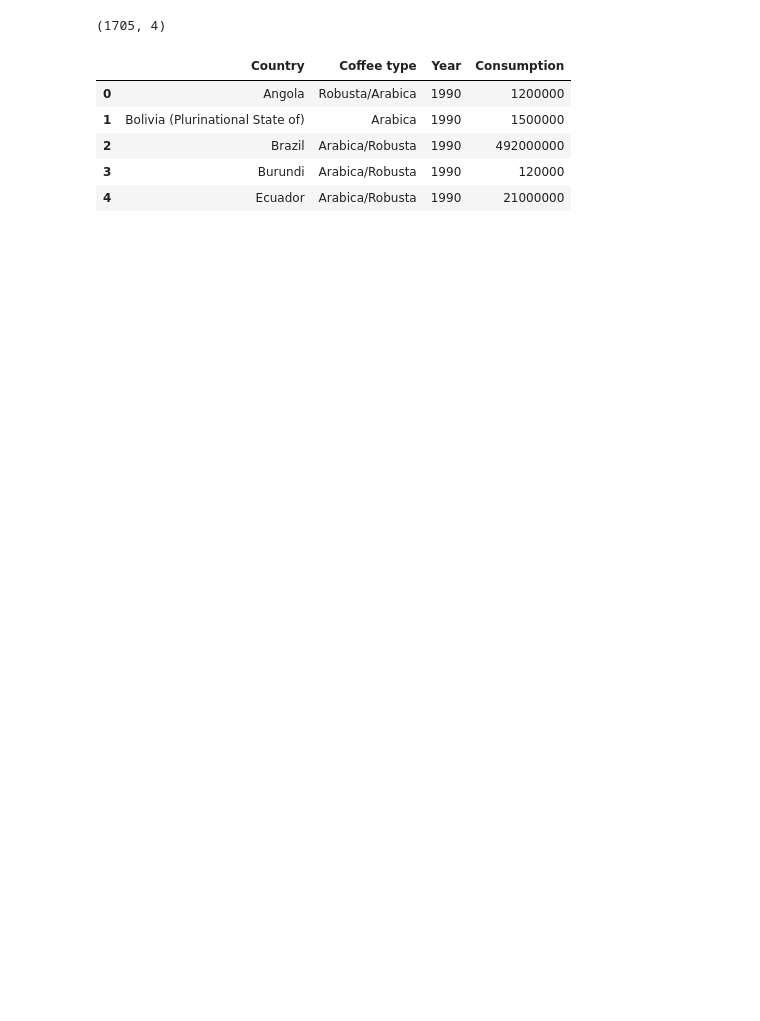
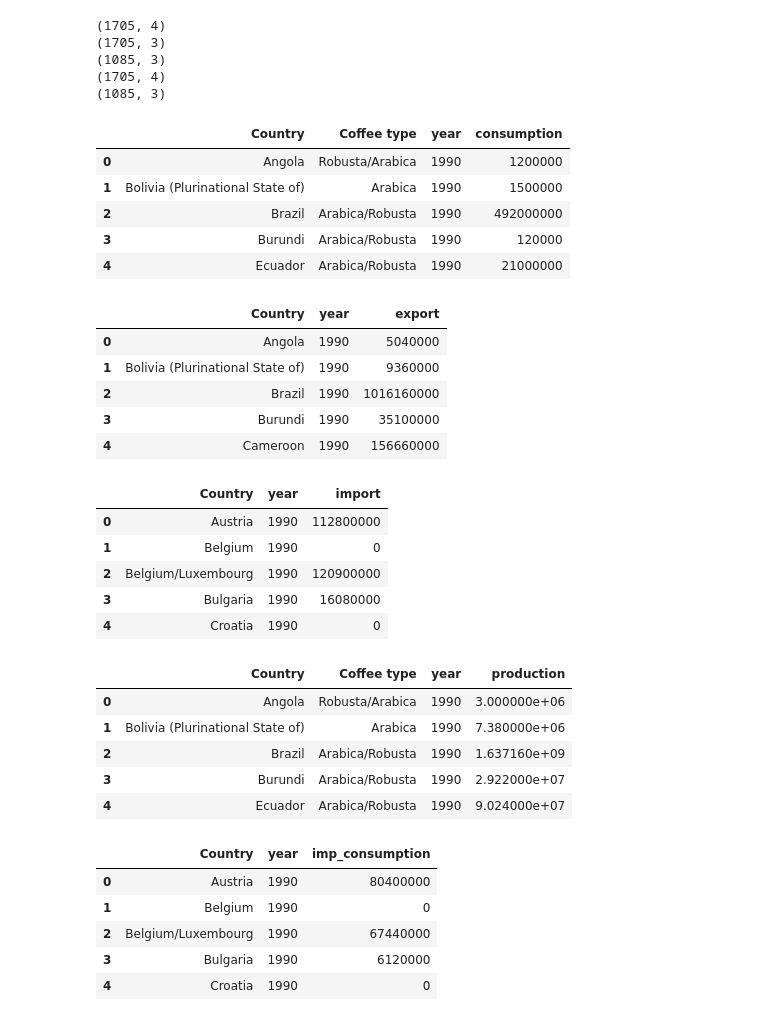
Before and after one commit to fea-dev-usp/Dia-Nacional-do-Cafe, a Jupyter notebook: coffee/app.ipynb, the cells around one changed output. Cells and saved outputs as stored; diff of their text form; code cells hidden in the pictures; blank space fills up the shorter version.

```diff
--- a/coffee/app.ipynb
+++ b/coffee/app.ipynb
@@ -69,14 +75,55 @@ None
-# %%
-coffee_dom_cons = coffee_dom_cons.melt(id_vars=['Country', 'Coffee type'], value_name='Consumption', var_name='Year')
-coffee_dom_cons['Year'] = coffee_dom_cons['Year'].str.split('/').str[0]
-
-print(coffee_dom_cons.shape)
-display(coffee_dom_cons.head())
-# %% [output]
-(1705, 4)
-|  | Country | Coffee type | Year | Consumption |
-| 0 | Angola | Robusta/Arabica | 1990 | 1200000 |
-| 1 | Bolivia (Plurinational State of) | Arabica | 1990 | 1500000 |
-| 2 | Brazil | Arabica/Robusta | 1990 | 492000000 |
-| 3 | Burundi | Arabica/Robusta | 1990 | 120000 |
-| 4 | Ecuador | Arabica/Robusta | 1990 | 21000000 |
+# %%
+coffee_dom_cons = coffee_dom_cons.melt(id_vars=['Country', 'Coffee type'], value_name='consumption', var_name='year')
+coffee_export = coffee_export.melt(id_vars=['Country'], value_name='export', var_name='year')
+coffee_import = coffee_import.melt(id_vars=['Country'], value_name='import', var_name='year')
+coffee_production = coffee_production.melt(id_vars=['Country', 'Coffee type'],value_name='production', var_name='year')
+coffee_importers_cons = coffee_importers_cons.melt(id_vars=['Country'], value_name='imp_consumption', var_name='year')
+coffee_dom_cons['year'] = coffee_dom_cons['year'].str.split('/').str[0]
+coffee_production['year'] = coffee_production['year'].str.split('/').str[0]
+
+print(coffee_dom_cons.shape)
+print(coffee_export.shape)
+print(coffee_import.shape)
+print(coffee_production.shape)
+print(coffee_importers_cons.shape)
+display(coffee_dom_cons.head())
+display(coffee_export.head())
+display(coffee_import.head())
+display(coffee_production.head())
+display(coffee_importers_cons.head())
+# %% [output]
+(1705, 4)
+(1705, 3)
+(1085, 3)
+(1705, 4)
+(1085, 3)
+|  | Country | Coffee type | year | consumption |
+| 0 | Angola | Robusta/Arabica | 1990 | 1200000 |
+| 1 | Bolivia (Plurinational State of) | Arabica | 1990 | 1500000 |
+| 2 | Brazil | Arabica/Robusta | 1990 | 492000000 |
+| 3 | Burundi | Arabica/Robusta | 1990 | 120000 |
+| 4 | Ecuador | Arabica/Robusta | 1990 | 21000000 |
+|  | Country | year | export |
+| 0 | Angola | 1990 | 5040000 |
+| 1 | Bolivia (Plurinational State of) | 1990 | 9360000 |
+| 2 | Brazil | 1990 | 1016160000 |
+| 3 | Burundi | 1990 | 35100000 |
+| 4 | Cameroon | 1990 | 156660000 |
+|  | Country | year | import |
+| 0 | Austria | 1990 | 112800000 |
+| 1 | Belgium | 1990 | 0 |
+| 2 | Belgium/Luxembourg | 1990 | 120900000 |
+| 3 | Bulgaria | 1990 | 16080000 |
+| 4 | Croatia | 1990 | 0 |
+|  | Country | Coffee type | year | production |
+| 0 | Angola | Robusta/Arabica | 1990 | 3.000000e+06 |
+| 1 | Bolivia (Plurinational State of) | Arabica | 1990 | 7.380000e+06 |
+| 2 | Brazil | Arabica/Robusta | 1990 | 1.637160e+09 |
+| 3 | Burundi | Arabica/Robusta | 1990 | 2.922000e+07 |
+| 4 | Ecuador | Arabica/Robusta | 1990 | 9.024000e+07 |
+|  | Country | year | imp_consumption |
+| 0 | Austria | 1990 | 80400000 |
+| 1 | Belgium | 1990 | 0 |
+| 2 | Belgium/Luxembourg | 1990 | 67440000 |
+| 3 | Bulgaria | 1990 | 6120000 |
+| 4 | Croatia | 1990 | 0 |
```
Also changed, not shown: parts of 2 cells of this notebook.
